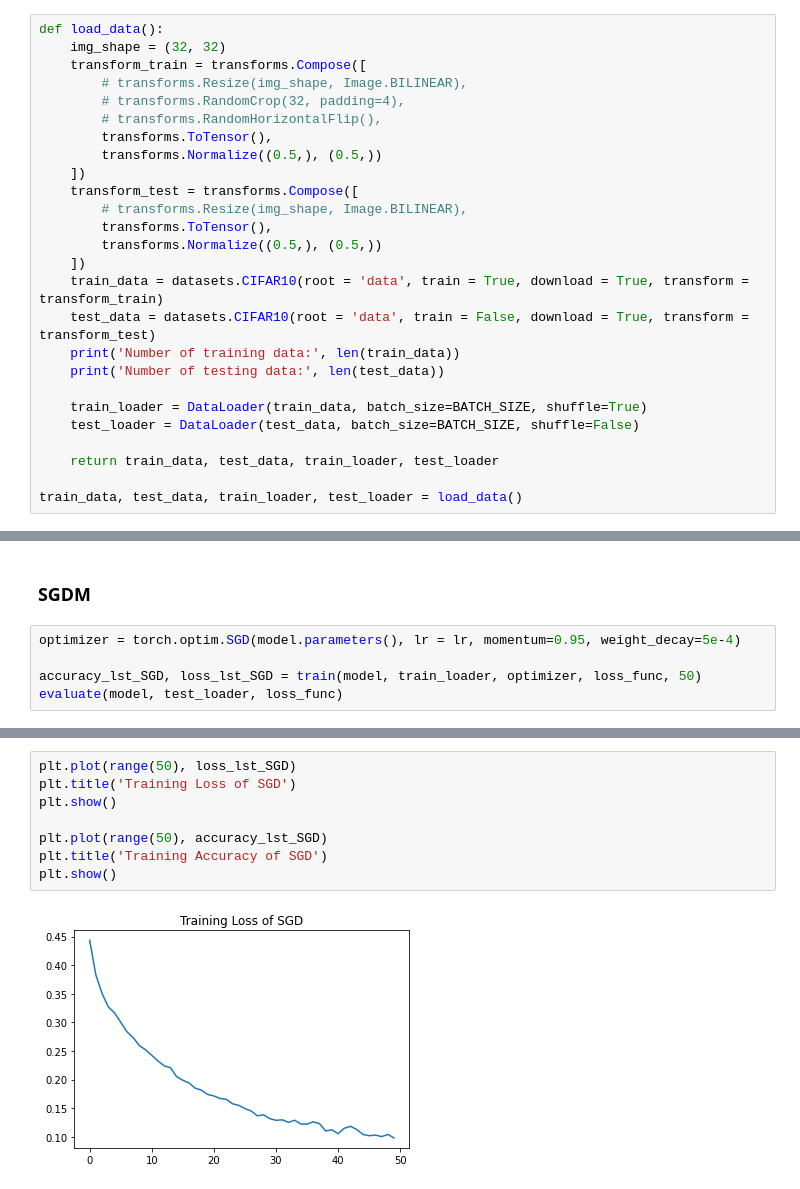
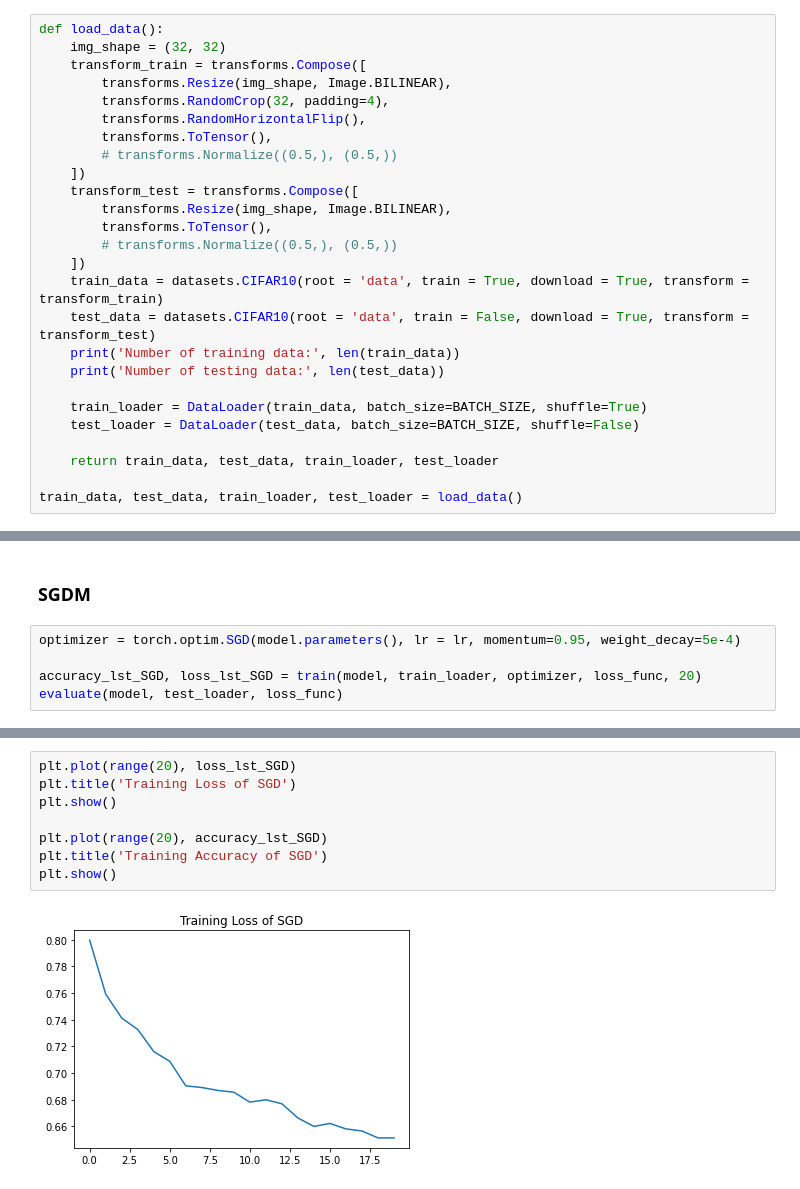
Before and after one commit to gautamvira/StackingOptimizers, a Jupyter notebook: StackingOptimizers/AdamSGD.ipynb, the cells around one changed output, grey strips where cells are left out. Saved outputs shown, nothing was run; the diff lists cells and outputs as text.

```diff
--- a/StackingOptimizers/AdamSGD.ipynb
+++ b/StackingOptimizers/AdamSGD.ipynb
@@ -25,16 +25,16 @@ cuda:0
 def load_data():
     img_shape = (32, 32)
     transform_train = transforms.Compose([
-        # transforms.Resize(img_shape, Image.BILINEAR),
-        # transforms.RandomCrop(32, padding=4),
-        # transforms.RandomHorizontalFlip(),
+        transforms.Resize(img_shape, Image.BILINEAR),
+        transforms.RandomCrop(32, padding=4),
+        transforms.RandomHorizontalFlip(),
         transforms.ToTensor(),
-        transforms.Normalize((0.5,), (0.5,))
+        # transforms.Normalize((0.5,), (0.5,))
     ])
     transform_test = transforms.Compose([
-        # transforms.Resize(img_shape, Image.BILINEAR),
+        transforms.Resize(img_shape, Image.BILINEAR),
         transforms.ToTensor(),
-        transforms.Normalize((0.5,), (0.5,))
+        # transforms.Normalize((0.5,), (0.5,))
     ])
     train_data = datasets.CIFAR10(root = 'data', train = True, download = True, transform = transform_train)
     test_data = datasets.CIFAR10(root = 'data', train = False, download = True, transform = transform_test)
@@ -199,6 +199,6 @@ plt.show()
 # %%
 optimizer = torch.optim.SGD(model.parameters(), lr = lr, momentum=0.95, weight_decay=5e-4)
 
-accuracy_lst_SGD, loss_lst_SGD = train(model, train_loader, optimizer, loss_func, 50)
+accuracy_lst_SGD, loss_lst_SGD = train(model, train_loader, optimizer, loss_func, 20)
 evaluate(model, test_loader, loss_func)
 # %% [output]
@@ -218,10 +218,10 @@ Epoch 12, Loss 0.232610, Accuracy 0.926340, finished in 11.2546 seconds
 # %%
-plt.plot(range(50), loss_lst_SGD)
+plt.plot(range(20), loss_lst_SGD)
 plt.title('Training Loss of SGD')
 plt.show()
 
-plt.plot(range(50), accuracy_lst_SGD)
+plt.plot(range(20), accuracy_lst_SGD)
 plt.title('Training Accuracy of SGD')
 plt.show()
 # %% [output]
-[figure, old version]
+[figure, new version]
```
Also changed, not shown: parts of 5 cells of this notebook.
